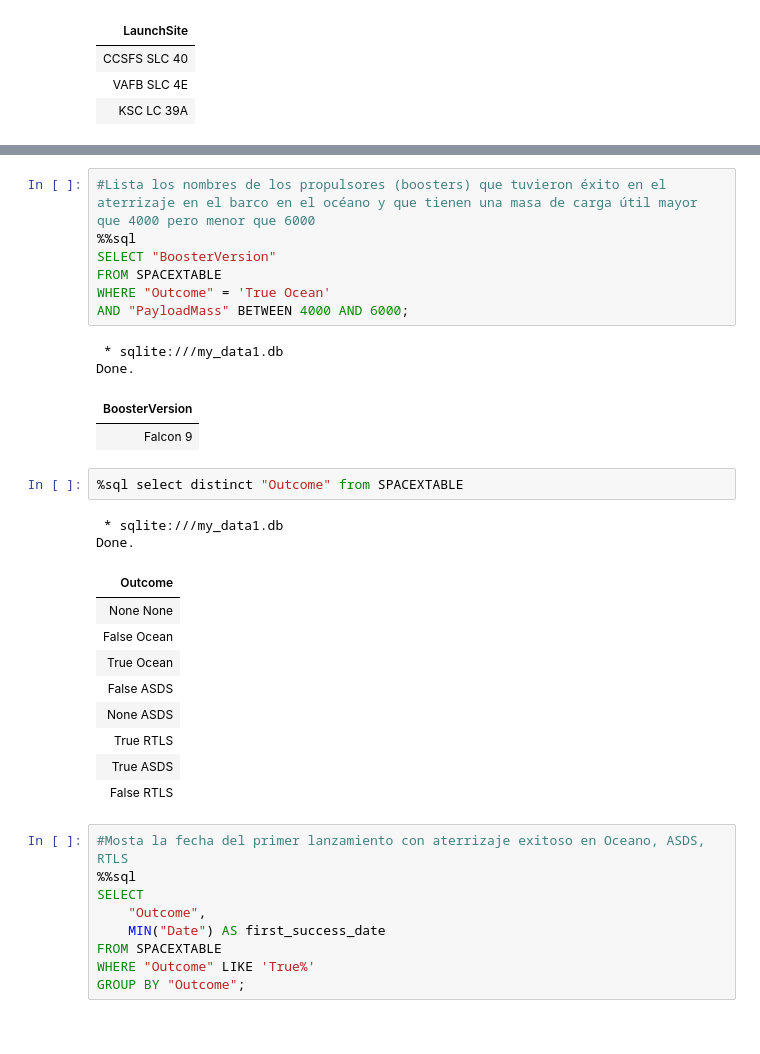
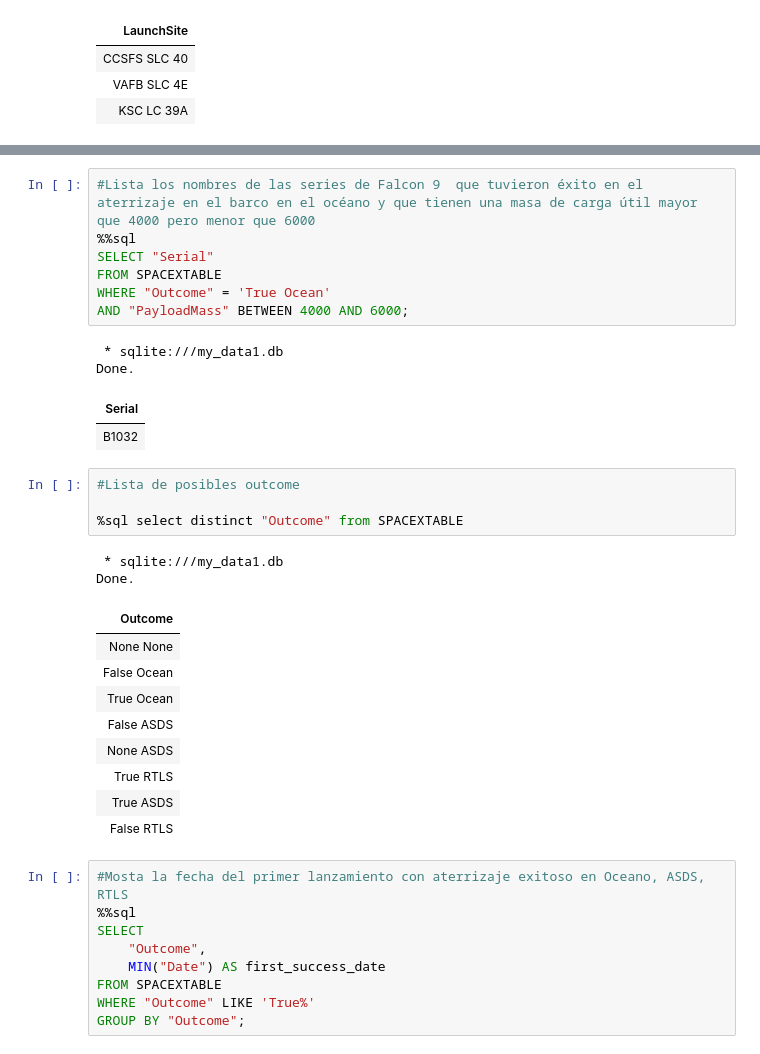
Before and after one commit to ArlethSosa/Space-Y, a Jupyter notebook: SPACE_Y_Parte_3.ipynb, the cells around one changed output, grey strips where cells are left out. Drawn from its saved outputs; the diff is of its cells as text.

```diff
--- a/SPACE_Y_Parte_3.ipynb
+++ b/SPACE_Y_Parte_3.ipynb
@@ -113,18 +122,20 @@ Done.
 | 5 | 2013-12-03 | Falcon 9 | 3170.0 | GTO | CCSFS SLC 40 | None None | 1 | 0 | 0 | ... |
 | 6 | 2014-01-06 | Falcon 9 | 3325.0 | GTO | CCSFS SLC 40 | None None | 1 | 0 | 0 | ... |
 # %%
-#Lista los nombres de los propulsores (boosters) que tuvieron éxito en el aterrizaje en el barco en el océano y que tienen una masa de carga útil mayor que 4000 pero menor que 6000
+#Lista los nombres de las series de Falcon 9  que tuvieron éxito en el aterrizaje en el barco en el océano y que tienen una masa de carga útil mayor que 4000 pero menor que 6000
 %%sql
-SELECT "BoosterVersion"
+SELECT "Serial"
 FROM SPACEXTABLE
 WHERE "Outcome" = 'True Ocean'
 AND "PayloadMass" BETWEEN 4000 AND 6000;
 # %% [output]
  * sqlite:///my_data1.db
 Done.
-| BoosterVersion |
-| Falcon 9 |
+| Serial |
+| B1032 |
 # %%
+#Lista de posibles outcome
+
 %sql select distinct "Outcome" from SPACEXTABLE
 # %% [output]
  * sqlite:///my_data1.db
```
Also changed, not shown: parts of 19 cells of this notebook.
